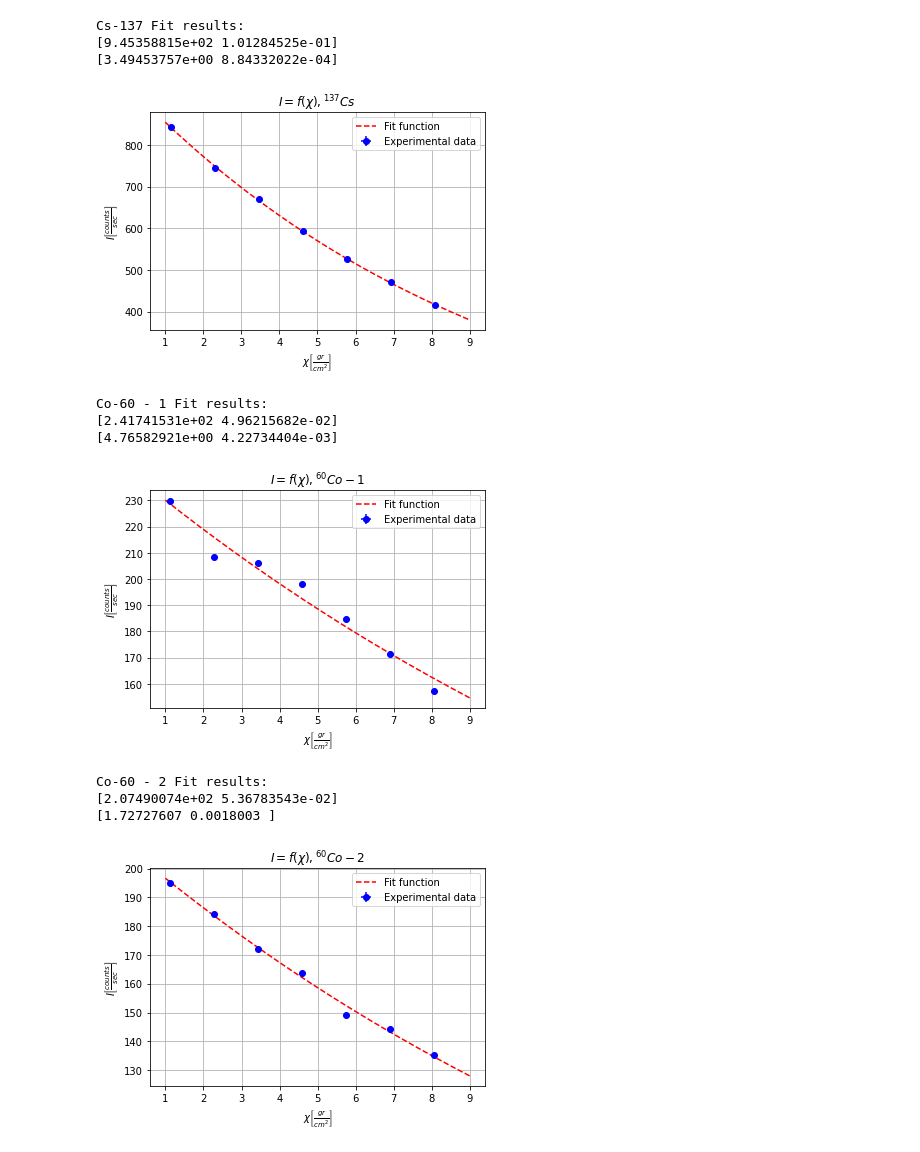
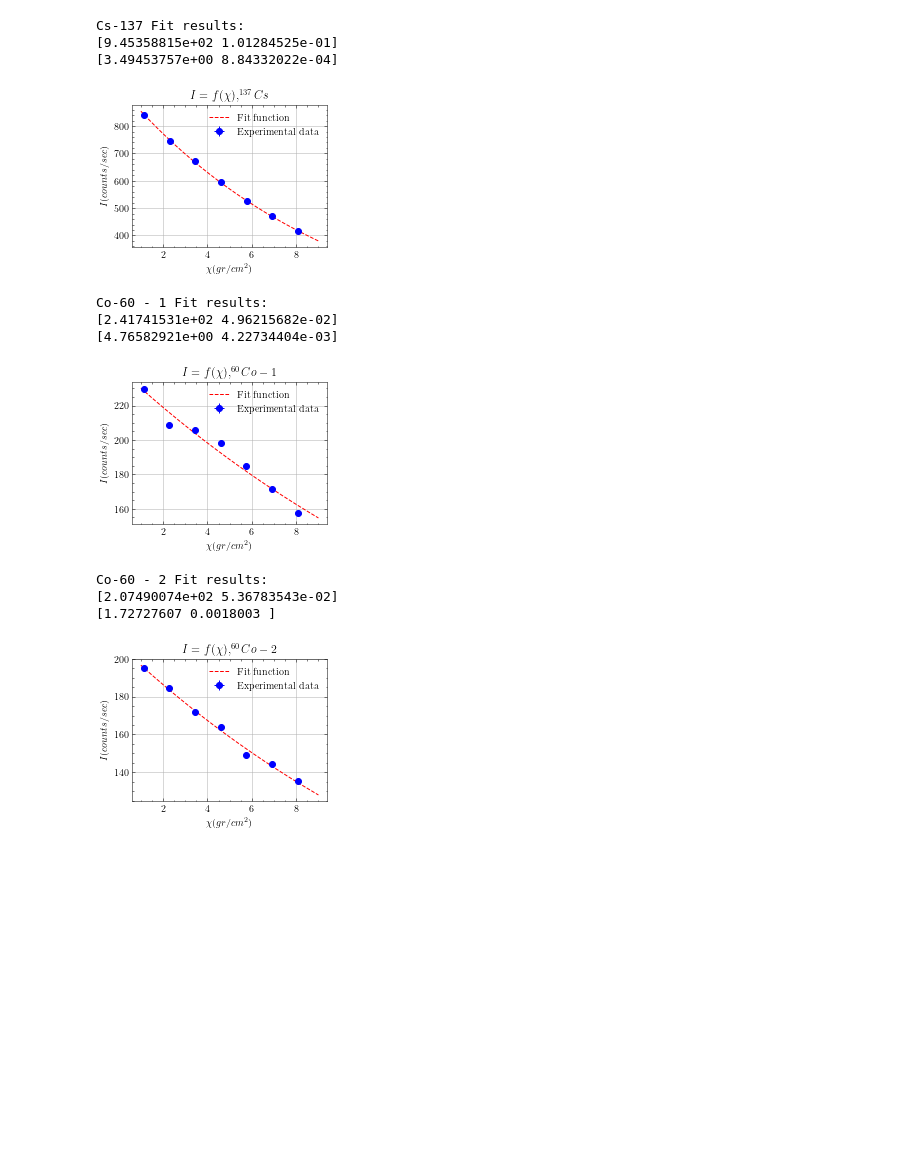
Before and after one commit to GiorgosChr/PHY-322-Analysis, a Jupyter notebook: Exp9/Analysis.ipynb, the cells around one changed output. Saved outputs shown, nothing was run; the diff lists cells and outputs as text; code cells hidden in the pictures; blank space fills up the shorter version.

Commit message:
Exp.9 Analysis - SciencePlot

```diff
--- a/Exp9/Analysis.ipynb
+++ b/Exp9/Analysis.ipynb
@@ -5,7 +5,7 @@ import numpy as np
 from scipy.optimize import curve_fit
 import matplotlib.pyplot as plt
 
-#plt.style.use('science') #https://github.com/garrettj403/SciencePlots
+plt.style.use('science') #https://github.com/garrettj403/SciencePlots
 # %%
 #Read the data from the .txt file as a 2d array
 
@@ -33,22 +33,22 @@ x = np.linspace(1, 9, 1000)
 # %%
 popt, pcov = curve_fit(fit, x_cs, I_cs, p0=(1577, 1))
 print("Cs-137 Fit results:")
 print(popt)
 print(np.sqrt(np.diag(pcov)))
 
 plt.errorbar(x_cs, I_cs, errors, errors, 'bo')
 plt.plot(x, fit(x, *popt), 'r--')
 plt.grid()
-plt.title(r'$I = f(\chi ), ^{137}Cs$')
-plt.xlabel(r'$\chi \left[\frac{gr}{cm^2}\right]$')
-plt.ylabel(r'$I \left[\frac{counts}{sec}\right]$')
+plt.title('$I = f(\chi ), ^{137}Cs$')
+plt.ylabel('$I (counts/sec)$')
+plt.xlabel('$\chi ( gr/cm^2)$')
 plt.legend(['Fit function', 'Experimental data'])
 plt.savefig('I_cs.png', dpi=500)
 # %% [output]
 Cs-137 Fit results:
 [9.45358815e+02 1.01284525e-01]
 [3.49453757e+00 8.84332022e-04]
-[figure, old version]
+[figure, new version]
 # %%
 popt, pcov = curve_fit(fit, x_co1, I_co1, p0=(556, 1))
 print("Co-60 - 1 Fit results:")
@@ -58,16 +58,16 @@ print(np.sqrt(np.diag(pcov)))
 plt.errorbar(x_co1, I_co1, errors, errors, 'bo')
 plt.plot(x, fit(x, *popt), 'r--')
 plt.grid()
-plt.title(r'$I = f(\chi ), ^{60}Co-1$')
-plt.xlabel(r'$\chi \left[\frac{gr}{cm^2}\right]$')
-plt.ylabel(r'$I \left[\frac{counts}{sec}\right]$')
+plt.title('$I = f(\chi ), ^{60}Co-1$')
+plt.ylabel('$I (counts/sec)$')
+plt.xlabel('$\chi ( gr/cm^2)$')
 plt.legend(['Fit function', 'Experimental data'])
 plt.savefig('I_co1.png', dpi=500)
 # %% [output]
 Co-60 - 1 Fit results:
 [2.41741531e+02 4.96215682e-02]
 [4.76582921e+00 4.22734404e-03]
-[figure, old version]
+[figure, new version]
 # %%
 popt, pcov = curve_fit(fit, x_co2, I_co2, p0=(455, 1))
 print("Co-60 - 2 Fit results:")
@@ -77,16 +77,16 @@ print(np.sqrt(np.diag(pcov)))
 plt.errorbar(x_co2, I_co2, errors, errors, 'bo')
 plt.plot(x, fit(x, *popt), 'r--')
 plt.grid()
-plt.title(r'$I = f(\chi ), ^{60}Co-2$')
-plt.xlabel(r'$\chi \left[\frac{gr}{cm^2}\right]$')
-plt.ylabel(r'$I \left[\frac{counts}{sec}\right]$')
+plt.title('$I = f(\chi ), ^{60}Co-2$')
+plt.ylabel('$I (counts/sec)$')
+plt.xlabel('$\chi ( gr/cm^2)$')
 plt.legend(['Fit function', 'Experimental data'])
 plt.savefig('I_co2.png', dpi=500)
 # %% [output]
 Co-60 - 2 Fit results:
 [2.07490074e+02 5.36783543e-02]
 [1.72727607 0.0018003 ]
-[figure, old version]
+[figure, new version]
 # %%
 popt, pcov = curve_fit(fit, x_na, I_na, p0=(112, 1))
 print("Na-22 Fit results:")
```
Also changed, not shown: parts of 1 cell of this notebook, 4 other files.
